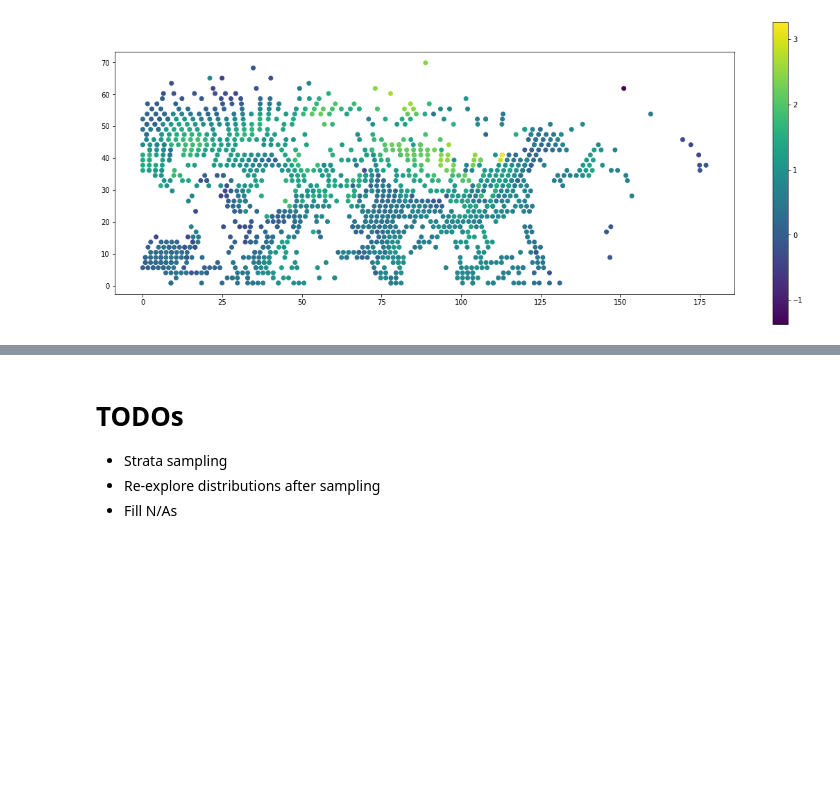
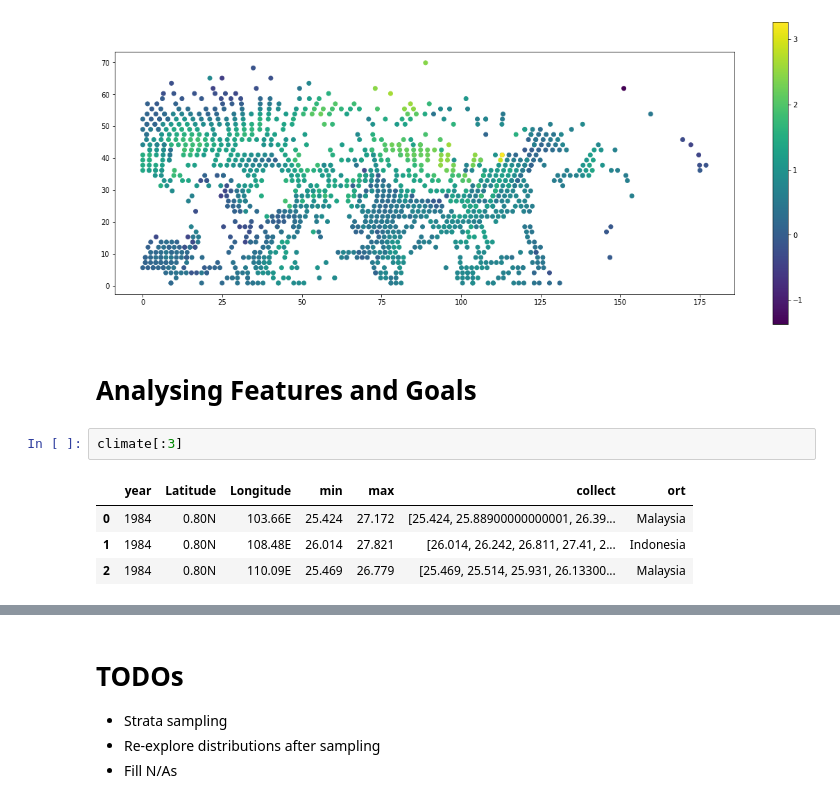
Before and after one commit to tao-pr/52-challenges, a Jupyter notebook: 004-skewed-data-classification/explore.ipynb, the cells around one changed output, grey strips where cells are left out. Saved outputs shown, nothing was run; the diff lists cells and outputs as text; blank space fills up the shorter version.

```diff
--- a/004-skewed-data-classification/explore.ipynb
+++ b/004-skewed-data-classification/explore.ipynb
@@ -363,3 +363,12 @@ gf.plot(column="diff-mean", legend=True)
 # %% [output]
 <matplotlib.axes._subplots.AxesSubplot at 0x...>
 [figure]
+# %% [markdown]
+# Analysing Features and Goals
+# %%
+climate[:3]
+# %% [output]
+|  | year | Latitude | Longitude | min | max | collect | ort |
+| 0 | 1984 | 0.80N | 103.66E | 25.424 | 27.172 | [25.424, 25.88900000000001, 26.39... | Malaysia |
+| 1 | 1984 | 0.80N | 108.48E | 26.014 | 27.821 | [26.014, 26.242, 26.811, 27.41, 2... | Indonesia |
+| 2 | 1984 | 0.80N | 110.09E | 25.469 | 26.779 | [25.469, 25.514, 25.931, 26.13300... | Malaysia |
```
Also changed, not shown: parts of 2 cells of this notebook.
